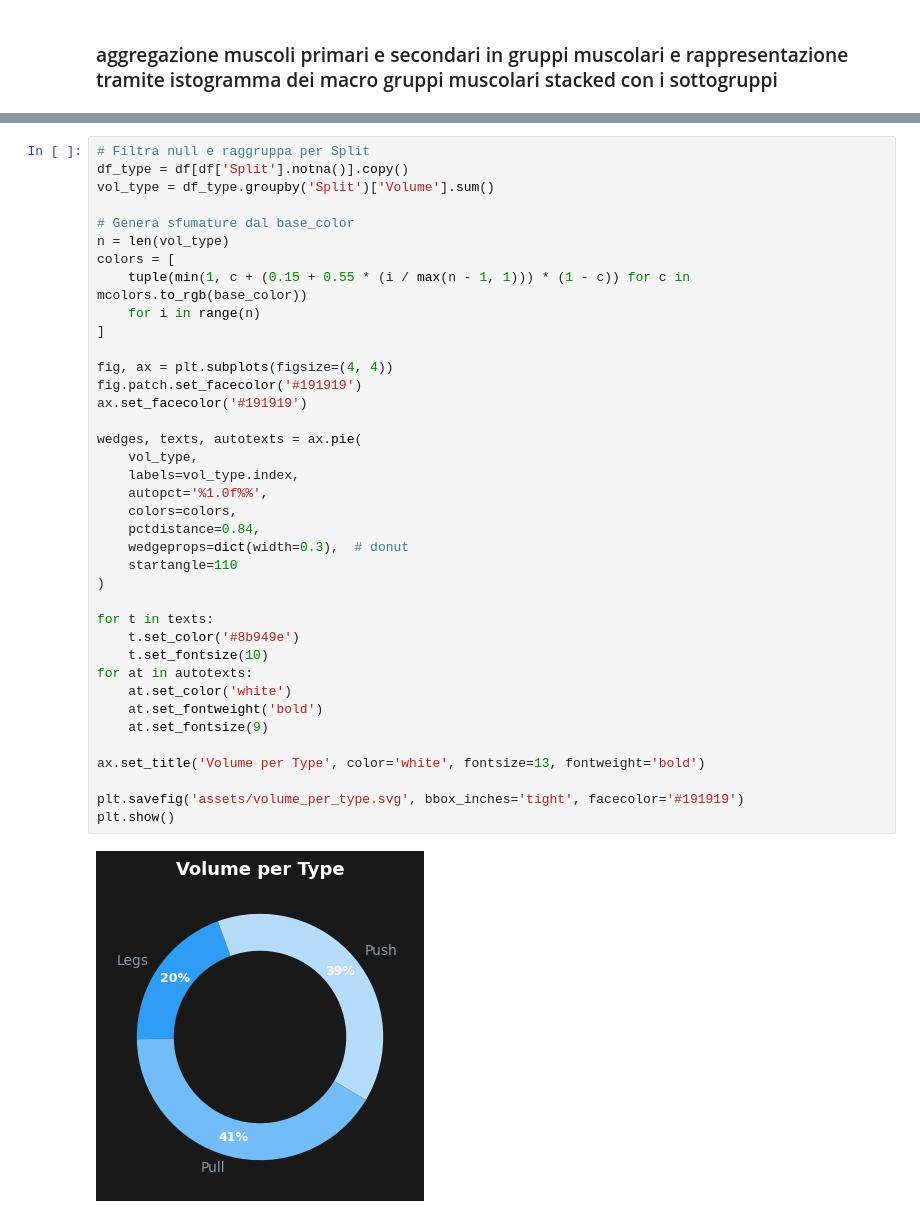
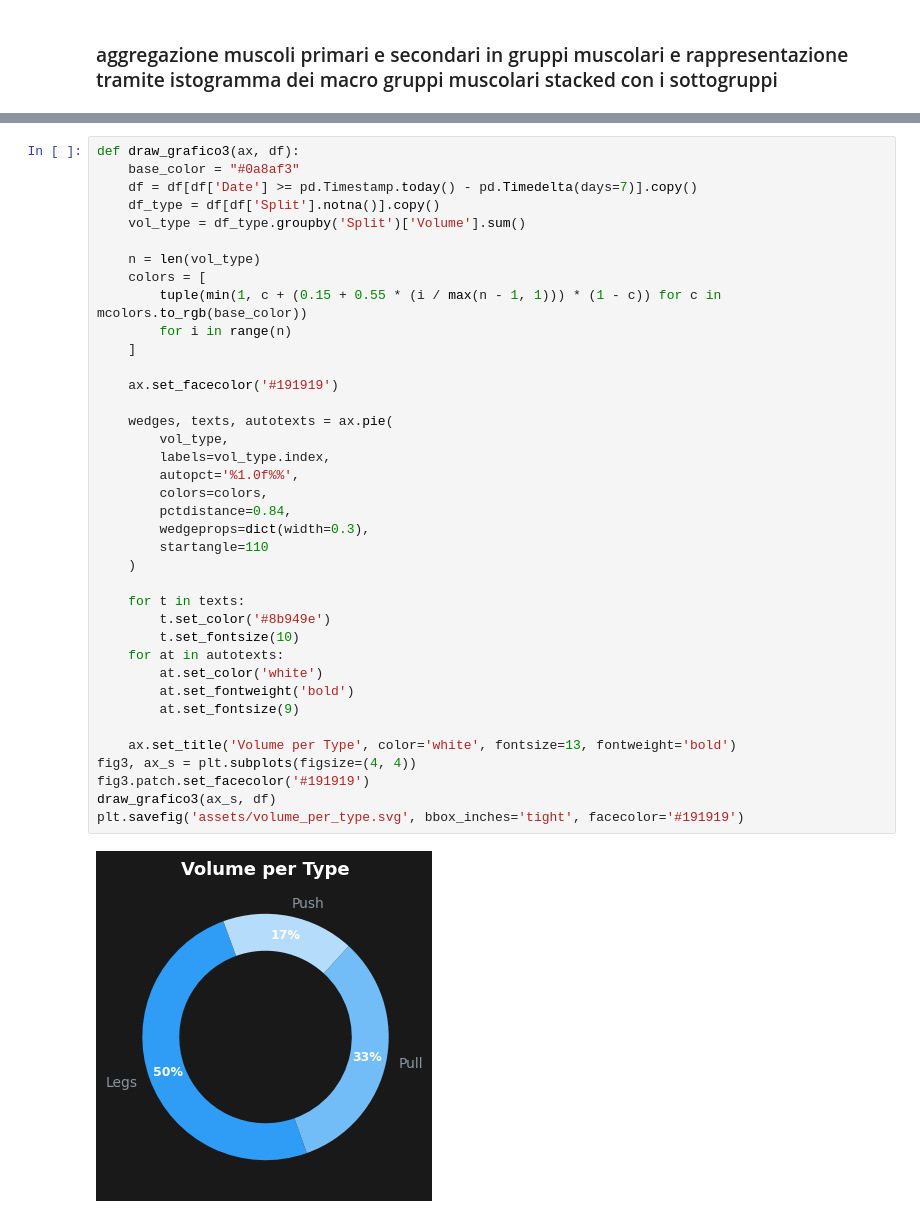
Before and after one commit to santinellistefano2003-png/Fitness-Tracker, a Jupyter notebook: Dashboard Workout.ipynb, the cells around one changed output, grey strips where cells are left out. Drawn from its saved outputs; the diff is of its cells as text.

```diff
--- a/Dashboard Workout.ipynb
+++ b/Dashboard Workout.ipynb
@@ -340,40 +298,40 @@ plt.show()
 # %%
-# Filtra null e raggruppa per Split
-df_type = df[df['Split'].notna()].copy()
-vol_type = df_type.groupby('Split')['Volume'].sum()
+def draw_grafico3(ax, df):
+    base_color = "#0a8af3"
+    df = df[df['Date'] >= pd.Timestamp.today() - pd.Timedelta(days=7)].copy()
+    df_type = df[df['Split'].notna()].copy()
+    vol_type = df_type.groupby('Split')['Volume'].sum()
 
-# Genera sfumature dal base_color
-n = len(vol_type)
-colors = [
-    tuple(min(1, c + (0.15 + 0.55 * (i / max(n - 1, 1))) * (1 - c)) for c in mcolors.to_rgb(base_color))
-    for i in range(n)
-]
+    n = len(vol_type)
+    colors = [
+        tuple(min(1, c + (0.15 + 0.55 * (i / max(n - 1, 1))) * (1 - c)) for c in mcolors.to_rgb(base_color))
+        for i in range(n)
+    ]
 
-fig, ax = plt.subplots(figsize=(4, 4))
-fig.patch.set_facecolor('#191919')
-ax.set_facecolor('#191919')
+    ax.set_facecolor('#191919')
 
-wedges, texts, autotexts = ax.pie(
-    vol_type,
-    labels=vol_type.index,
-    autopct='%1.0f%%',
-    colors=colors,
-    pctdistance=0.84,
-    wedgeprops=dict(width=0.3),  # donut
-    startangle=110
-)
+    wedges, texts, autotexts = ax.pie(
+        vol_type,
+        labels=vol_type.index,
+        autopct='%1.0f%%',
+        colors=colors,
+        pctdistance=0.84,
+        wedgeprops=dict(width=0.3),
+        startangle=110
+    )
 
-for t in texts:
-    t.set_color('#8b949e')
-    t.set_fontsize(10)
-for at in autotexts:
-    at.set_color('white')
-    at.set_fontweight('bold')
-    at.set_fontsize(9)
+    for t in texts:
+        t.set_color('#8b949e')
+        t.set_fontsize(10)
+    for at in autotexts:
+        at.set_color('white')
+        at.set_fontweight('bold')
+        at.set_fontsize(9)
 
-ax.set_title('Volume per Type', color='white', fontsize=13, fontweight='bold')
-
+    ax.set_title('Volume per Type', color='white', fontsize=13, fontweight='bold')
+fig3, ax_s = plt.subplots(figsize=(4, 4))
+fig3.patch.set_facecolor('#191919')
+draw_grafico3(ax_s, df)
 plt.savefig('assets/volume_per_type.svg', bbox_inches='tight', facecolor='#191919')
-plt.show()
 # %% [output]
-[figure, old version]
+[figure, new version]
```
Also changed, not shown: parts of 8 cells of this notebook, 4 other files.
